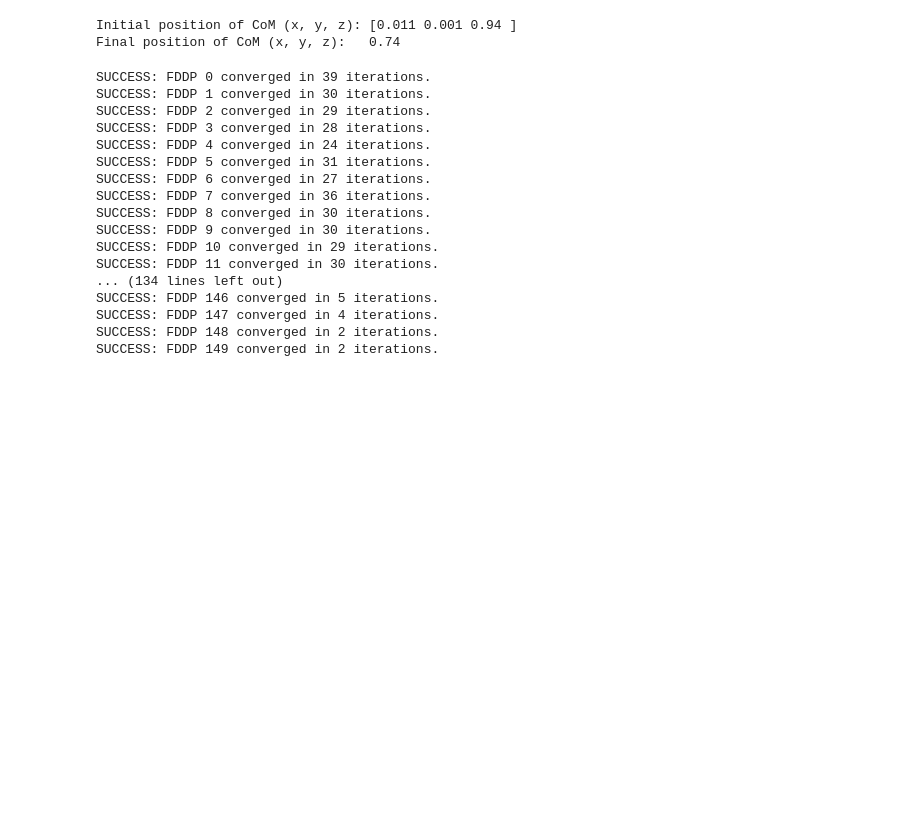
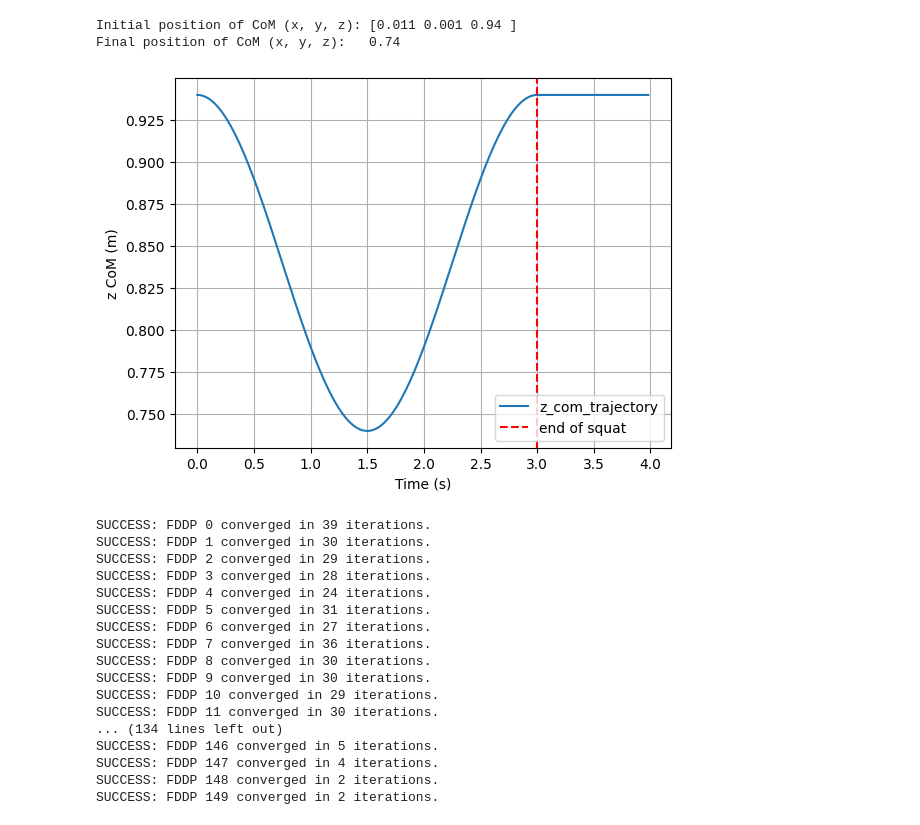
Before and after one commit to clementPene/robot_playground, a Jupyter notebook: notebooks/4- h1_squat_MPC.ipynb, the cells around one changed output. Drawn from its saved outputs; the diff is of its cells as text; code cells hidden in the pictures; blank space fills up the shorter version.

```diff
--- a/notebooks/4- h1_squat_MPC.ipynb
+++ b/notebooks/4- h1_squat_MPC.ipynb
@@ -75,29 +80,41 @@ N_OCP_STEPS = int(TRAJECTORY_DURATION / OCP_DT)
 # %%
 # Define a trajectory for the CoM to follow
 pin.forwardKinematics(model, data, q0, v0)
 pin.updateFramePlacements(model, data)
 pin.centerOfMass(model, data, q0, v0)
 
 z_com_highest = data.com[0][2].copy()
 print(f"Initial position of CoM (x, y, z): {np.round(data.com[0], 3)}")
 
 z_com_lower = z_com_highest.copy()
 z_com_lower -= 0.20
 print(f"Final position of CoM (x, y, z):   {np.round(z_com_lower, 3)}")
 
 mean_com = (z_com_highest + z_com_lower) / 2.0
 amplitude = (z_com_highest - z_com_lower) / 2.0
 z_com_trajectory = [mean_com + amplitude * np.cos(2* np.pi * t / N_OCP_STEPS) for t in range(N_OCP_STEPS)]
 
 # finish trajectory with initial values from TRAJECTORY_STEP to (TRAJECTORY_STEP + HORIZON_LENGTH)
 trajectory_extension = [z_com_highest] * HORIZON_LENGTH
 z_com_trajectory.extend(trajectory_extension)
 
 # format trajectory with x and y
 reference_com_trajectory = [np.array([0.011, 0.001, z]) for z in z_com_trajectory]
+
+# plot trajectory
+t_all = np.arange(len(z_com_trajectory)) * OCP_DT
+plt.figure()
+plt.plot(t_all, z_com_trajectory, label="z_com_trajectory")
+plt.axvline(TRAJECTORY_DURATION, color='r', linestyle='--', label="end of squat")
+plt.xlabel("Time (s)")
+plt.ylabel("z CoM (m)")
+plt.grid(True)
+plt.legend()
+plt.show()
 # %% [output]
 Initial position of CoM (x, y, z): [0.011 0.001 0.94 ]
 Final position of CoM (x, y, z):   0.74
+[figure, added]
 # %%
 # I want to chain OCP problem in order to solve a small part of a trajectory
 from ocp_tools.ocp_builder import OCPBuilder
```
Also changed, not shown: parts of 6 cells of this notebook, 3 other files.
